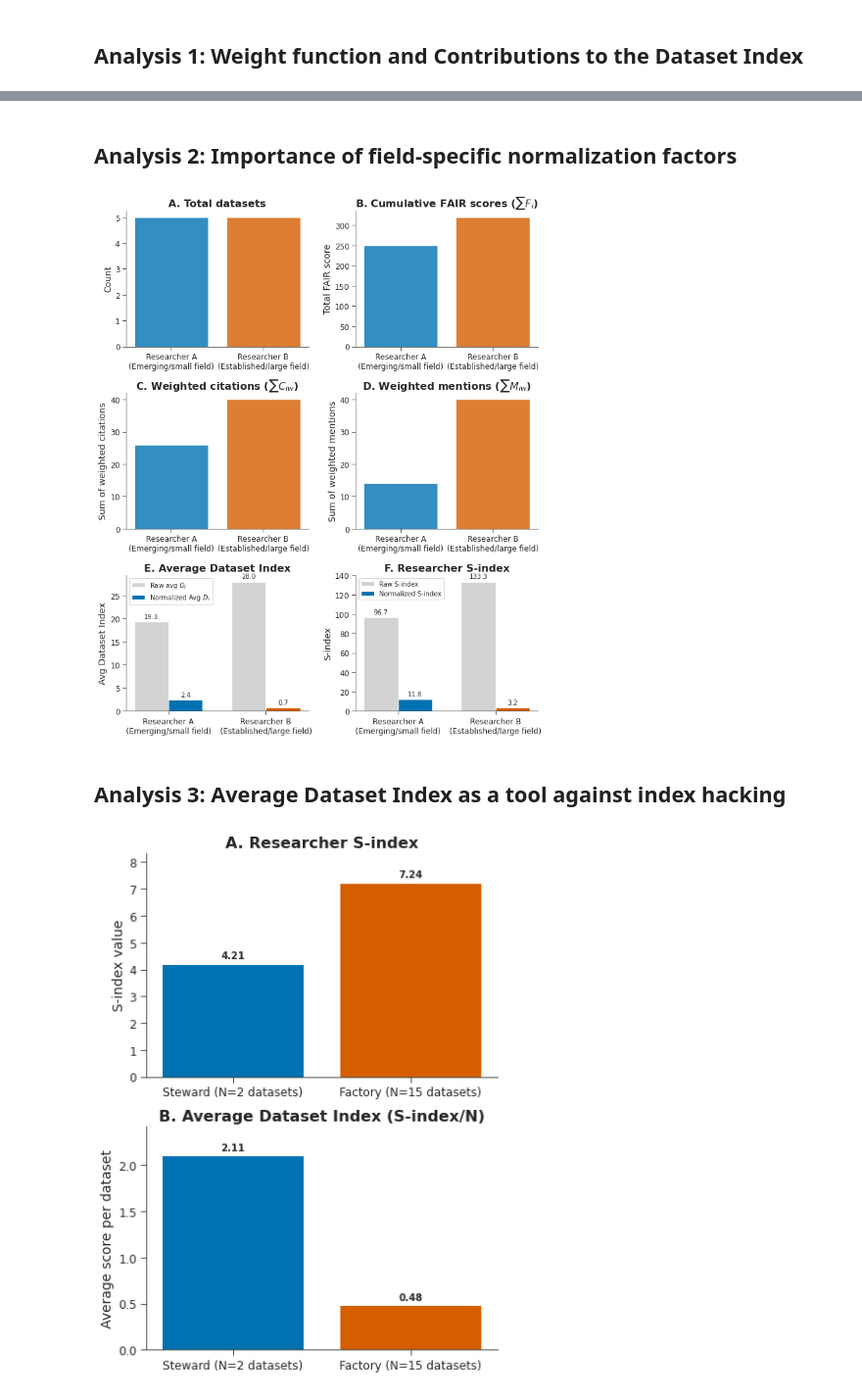
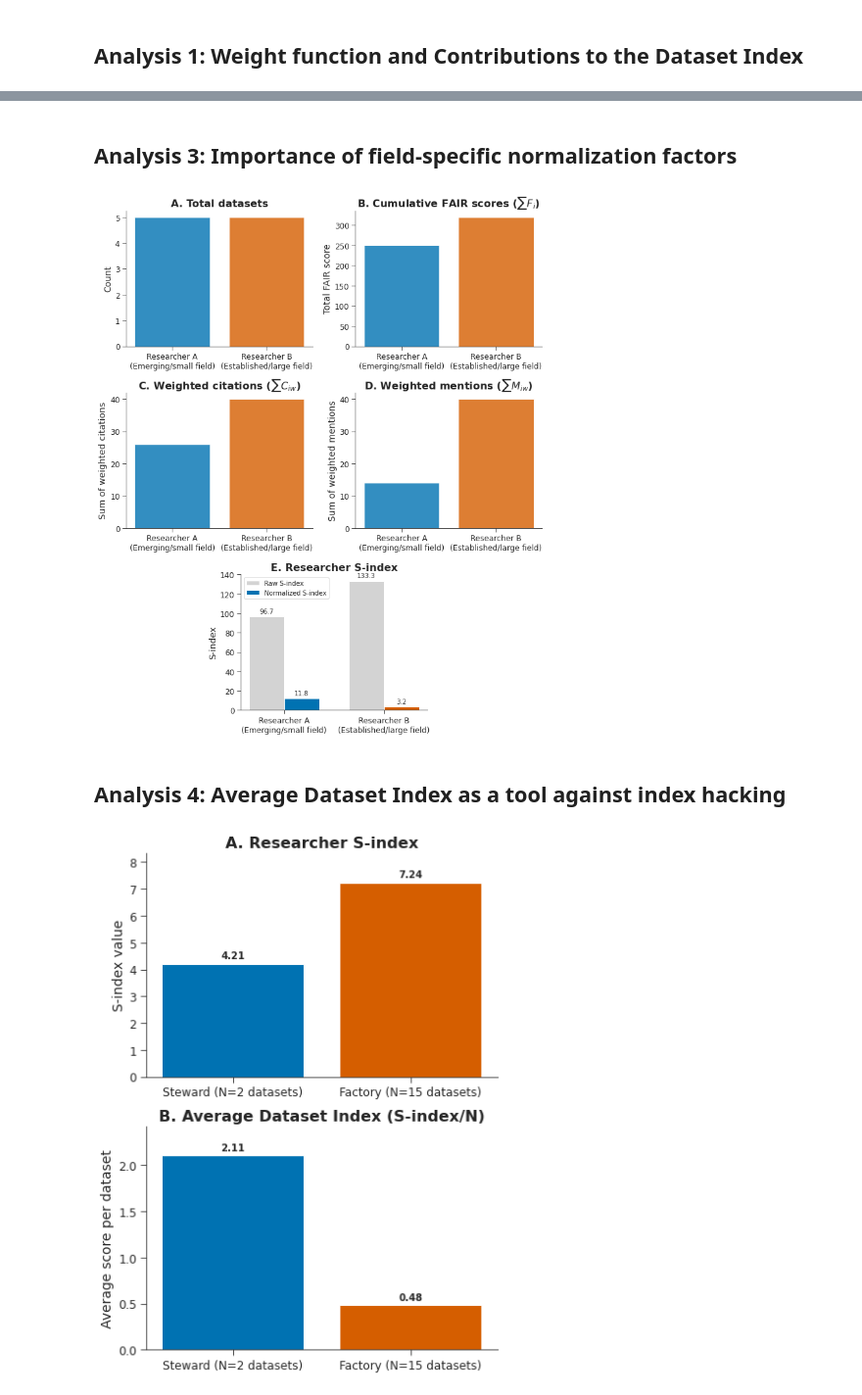
Before and after one commit to data-S-index/s-index-parameters-analysis, a Jupyter notebook: main.ipynb, the cells around one changed output, grey strips where cells are left out. Shown at 98% size. Cells and saved outputs as stored; diff of their text form; code cells hidden in the pictures.

```diff
--- a/main.ipynb
+++ b/main.ipynb
@@ -177,5 +183,5 @@ plt.show()
 # %% [markdown]
-## Analysis 2: Importance of field-specific normalization factors
+## Analysis 3: Importance of field-specific normalization factors
 # %%
 # Functions
 def get_di_normalized(fi, ciw, miw, ft, ctw, mtw):
@@ -208,9 +207,9 @@ s_raw_A = sum(get_di_raw(f, c, m) for f, c, m in zip(data_A['Fi'], data_A['Ciw']
 s_raw_B = sum(get_di_raw(f, c, m) for f, c, m in zip(data_B['Fi'], data_B['Ciw'], data_B['Miw']))
 # %%
 # Plots
-layout = [['count', 'fair'],
-          ['citations', 'mentions'],
-          ['average', 'normalization']]
+layout = [['count', 'count', 'fair', 'fair'],
+          ['citations', 'citations', 'mentions', 'mentions'],
+          ['.', 'normalization', 'normalization', '.']]
 
 fig, axd = plt.subplot_mosaic(layout, figsize=(10, 12))
 
@@ -229,50 +228,39 @@ axd['count'].set_title('A. Total datasets', fontweight='bold')
 axd['count'].set_ylabel('Count')
 
 # Plot 2: Sum of FAIR scores
 axd['fair'].bar(researchers, [sum(data_A['Fi']), sum(data_B['Fi'])], color=colors, alpha=0.8)
 axd['fair'].set_title('B. Cumulative FAIR scores ($\sum F_i$)', fontweight='bold')
 axd['fair'].set_ylabel('Total FAIR score')
 
 # Plot 3: Sum of weighted citations
 axd['citations'].bar(researchers, [sum(data_A['Ciw']), sum(data_B['Ciw'])], color=colors, alpha=0.8)
 axd['citations'].set_title('C. Weighted citations ($\sum C_{iw}$)', fontweight='bold')
 axd['citations'].set_ylabel('Sum of weighted citations')
 
 # Plot 4: Sum of weighted mentions
 axd['mentions'].bar(researchers, [sum(data_A['Miw']), sum(data_B['Miw'])], color=colors, alpha=0.8)
 axd['mentions'].set_title('D. Weighted mentions ($\sum M_{iw}$)', fontweight='bold')
 axd['mentions'].set_ylabel('Sum of weighted mentions')
 
-# Plot 5: Average Dataset Index (Raw vs Normalized)
-rects1 = axd['average'].bar(x - width/2, [avg_raw_A, avg_raw_B], width, label='Raw avg $D_i$', color='lightgrey')
-rects2 = axd['average'].bar(x + width/2, [avg_norm_A, avg_norm_B], width, label='Normalized Avg $D_i$', color=colors)
-axd['average'].bar_label(rects1, padding=3, fmt='%.1f', fontsize=10)
-axd['average'].bar_label(rects2, padding=3, fmt='%.1f', fontsize=10)
-axd['average'].set_title('E. Average Dataset Index', fontweight='bold')
-axd['average'].set_xticks(x)
-axd['average'].set_xticklabels(researchers)
-axd['average'].set_ylabel('Avg Dataset Index')
-axd['average'].legend(frameon=True, fontsize=10)
-
-# Plot 6: S-index (Raw vs Normalized)
+# Plot 5: S-index (Raw vs Normalized)
 rects3= axd['normalization'].bar(x - width/2, [s_raw_A, s_raw_B], width, label='Raw S-index', color='lightgrey')
 rects4 = axd['normalization'].bar(x + width/2, [s_norm_A, s_norm_B], width, label='Normalized S-index', color=colors)
 axd['normalization'].bar_label(rects3, padding=3, fmt='%.1f', fontsize=10)
 axd['normalization'].bar_label(rects4, padding=3, fmt='%.1f', fontsize=10)
-axd['normalization'].set_title('F. Researcher S-index', fontweight='bold')
+axd['normalization'].set_title('E. Researcher S-index', fontweight='bold')
 axd['normalization'].set_xticks(x)
 axd['normalization'].set_xticklabels(researchers)
 axd['normalization'].set_ylabel('S-index')
 axd['normalization'].legend(frameon=True, fontsize=10)
 
 # Save
 plt.tight_layout()
-plt.savefig('output/Analysis2.png', dpi=300, format='png')
+plt.savefig('output/Analysis3.png', dpi=300, format='png')
 plt.show()
 # %% [output]
-[figure, old version]
+[figure, new version]
 # %% [markdown]
-## Analysis 3: Average Dataset Index as a tool against index hacking
+## Analysis 4: Average Dataset Index as a tool against index hacking
 # %%
 # Function
 def get_di(fi, ciw, miw, ft=70, ctw=5, mtw=3):
```
Also changed, not shown: parts of 15 cells of this notebook, 4 other files.
